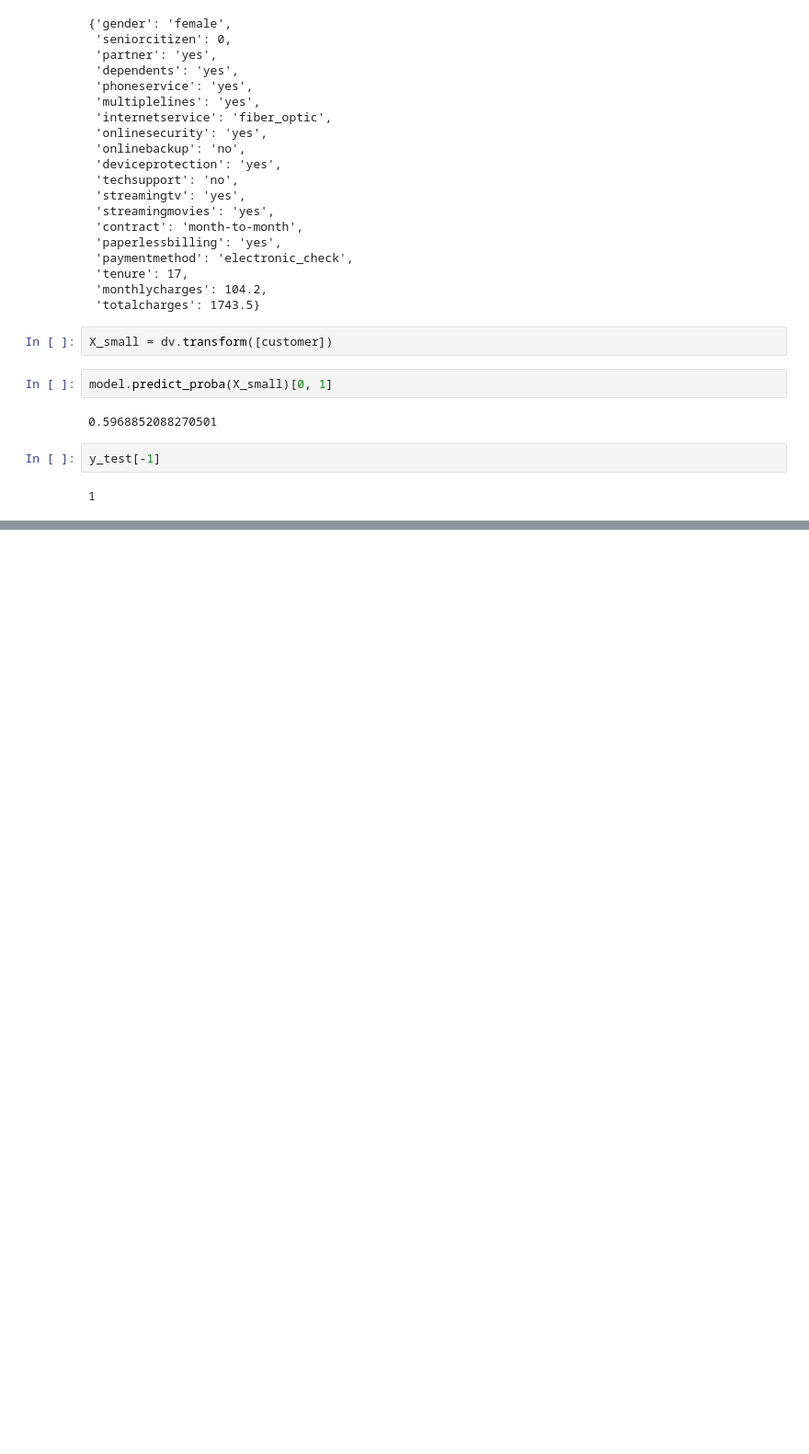
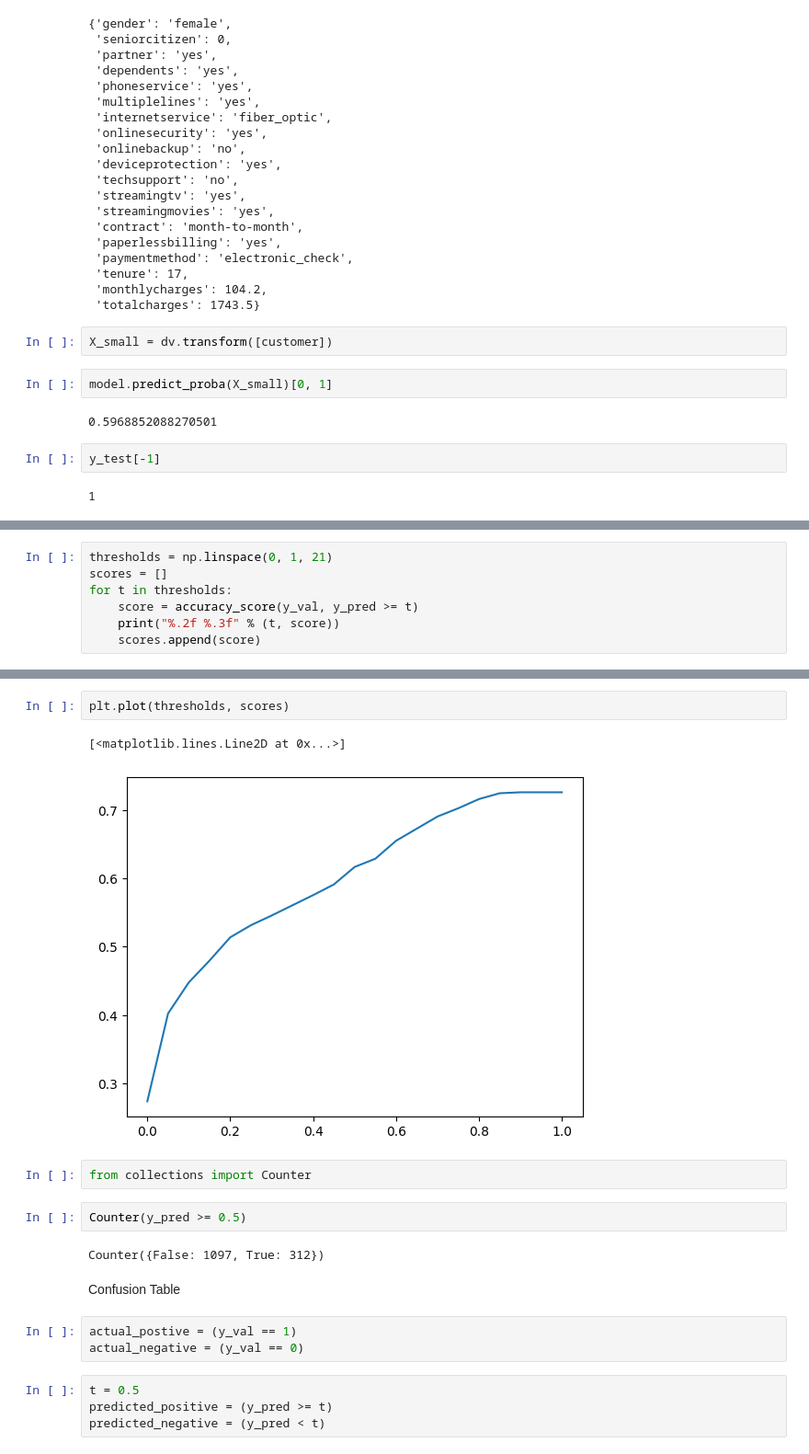
Before and after one commit to MedCoder001/Churn_Prediction, a Jupyter notebook: Churn Prediction.ipynb, the cells around one changed output, grey strips where cells are left out. Shown at 92% size. Drawn from its saved outputs; the diff is of its cells as text; blank space fills up the shorter version.

```diff
--- a/Churn Prediction.ipynb
+++ b/Churn Prediction.ipynb
@@ -606,0 +622,7 @@ y_test[-1]
+# %%
+thresholds = np.linspace(0, 1, 21)
+scores = []
+for t in thresholds:
+    score = accuracy_score(y_val, y_pred >= t)
+    print("%.2f %.3f" % (t, score))
+    scores.append(score)
@@ -606,0 +667,20 @@ y_test[-1]
+# %%
+plt.plot(thresholds, scores)
+# %% [output]
+[<matplotlib.lines.Line2D at 0x...>]
+[figure, added]
+# %%
+from collections import Counter
+# %%
+Counter(y_pred >= 0.5)
+# %% [output]
+Counter({False: 1097, True: 312})
+# %% [markdown]
+Confusion Table
+# %%
+actual_postive = (y_val == 1)
+actual_negative = (y_val == 0)
+# %%
+t = 0.5
+predicted_positive = (y_pred >= t)
+predicted_negative = (y_pred < t)
```
Also changed, not shown: parts of 27 cells of this notebook, 1 other file.
